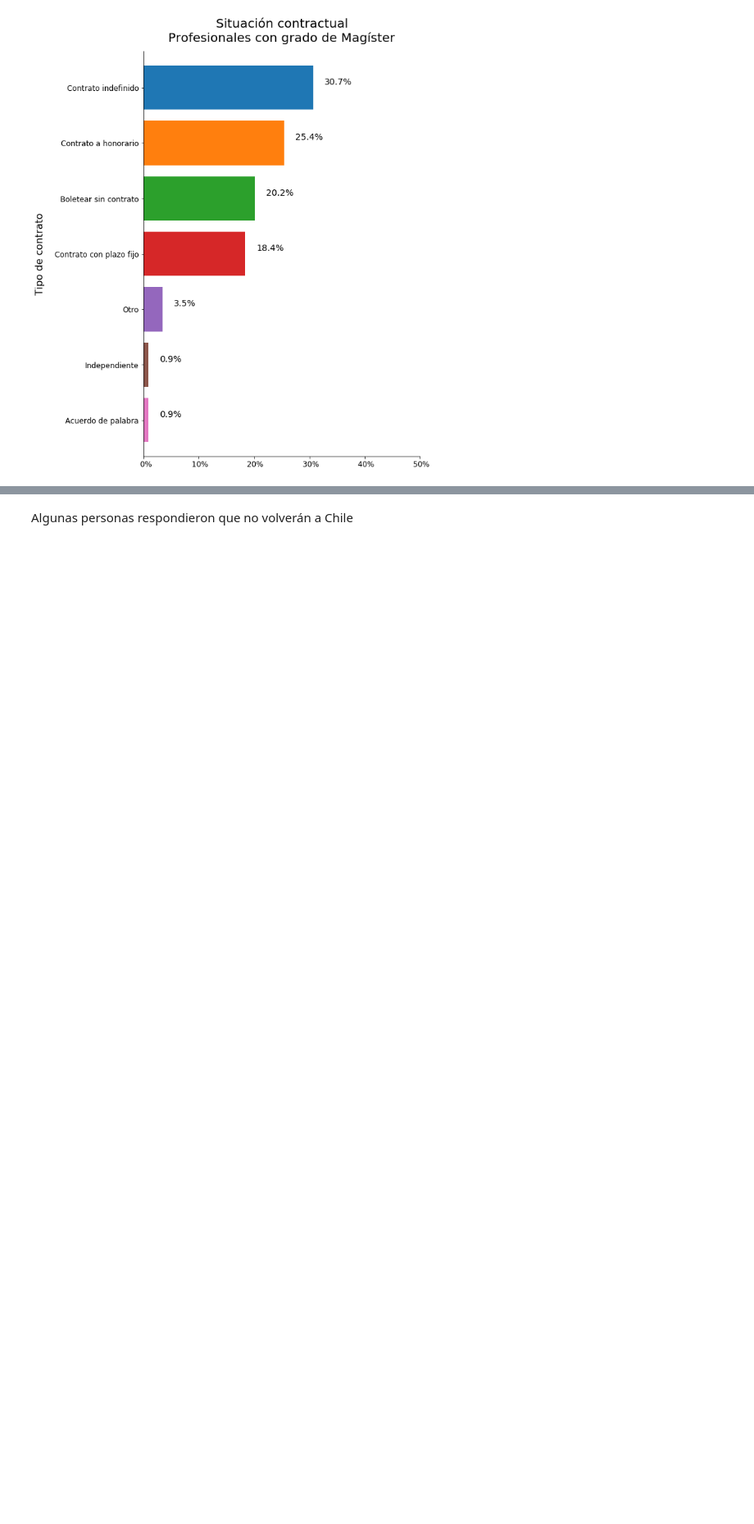
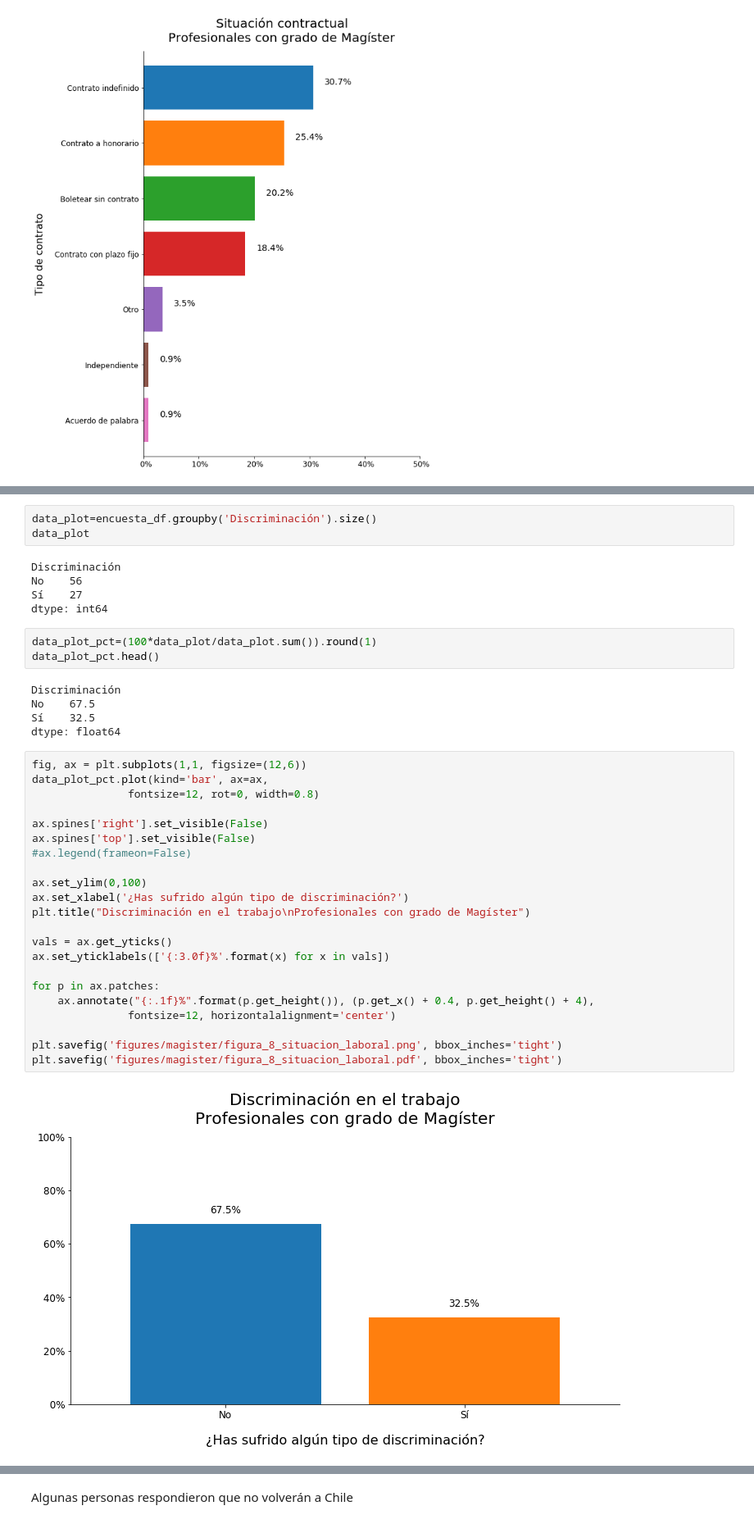
Before and after one commit to anipchile/encuesta_2018, a Jupyter notebook: notebooks/03 - Analisis de encuesta de insercion - Magister.ipynb, the cells around one changed output, grey strips where cells are left out. Shown at 82% size. Saved outputs shown, nothing was run; the diff lists cells and outputs as text; blank space fills up the shorter version.

Commit message:
Updated noteboks for magister and doctorado

```diff
--- a/notebooks/03 - Analisis de encuesta de insercion - Magister.ipynb
+++ b/notebooks/03 - Analisis de encuesta de insercion - Magister.ipynb
@@ -841,0 +850,40 @@ plt.savefig('figures/magister/figura_7_situacion_contractual.pdf', bbox_inches='
+# %%
+data_plot=encuesta_df.groupby('Discriminación').size()
+data_plot
+# %% [output]
+Discriminación
+No    56
+Sí    27
+dtype: int64
+# %%
+data_plot_pct=(100*data_plot/data_plot.sum()).round(1)
+data_plot_pct.head()
+# %% [output]
+Discriminación
+No    67.5
+Sí    32.5
+dtype: float64
+# %%
+fig, ax = plt.subplots(1,1, figsize=(12,6))
+data_plot_pct.plot(kind='bar', ax=ax,
+               fontsize=12, rot=0, width=0.8)
+
+ax.spines['right'].set_visible(False)
+ax.spines['top'].set_visible(False)
+#ax.legend(frameon=False)
+
+ax.set_ylim(0,100)
+ax.set_xlabel('¿Has sufrido algún tipo de discriminación?')
+plt.title("Discriminación en el trabajo\nProfesionales con grado de Magíster")
+
+vals = ax.get_yticks()
+ax.set_yticklabels(['{:3.0f}%'.format(x) for x in vals])
+
+for p in ax.patches:
+    ax.annotate("{:.1f}%".format(p.get_height()), (p.get_x() + 0.4, p.get_height() + 4),
+               fontsize=12, horizontalalignment='center')
+
+plt.savefig('figures/magister/figura_8_situacion_laboral.png', bbox_inches='tight')
+plt.savefig('figures/magister/figura_8_situacion_laboral.pdf', bbox_inches='tight')
+# %% [output]
+[figure, added]
```
Also changed, not shown: parts of 12 cells of this notebook, 11 other files.
